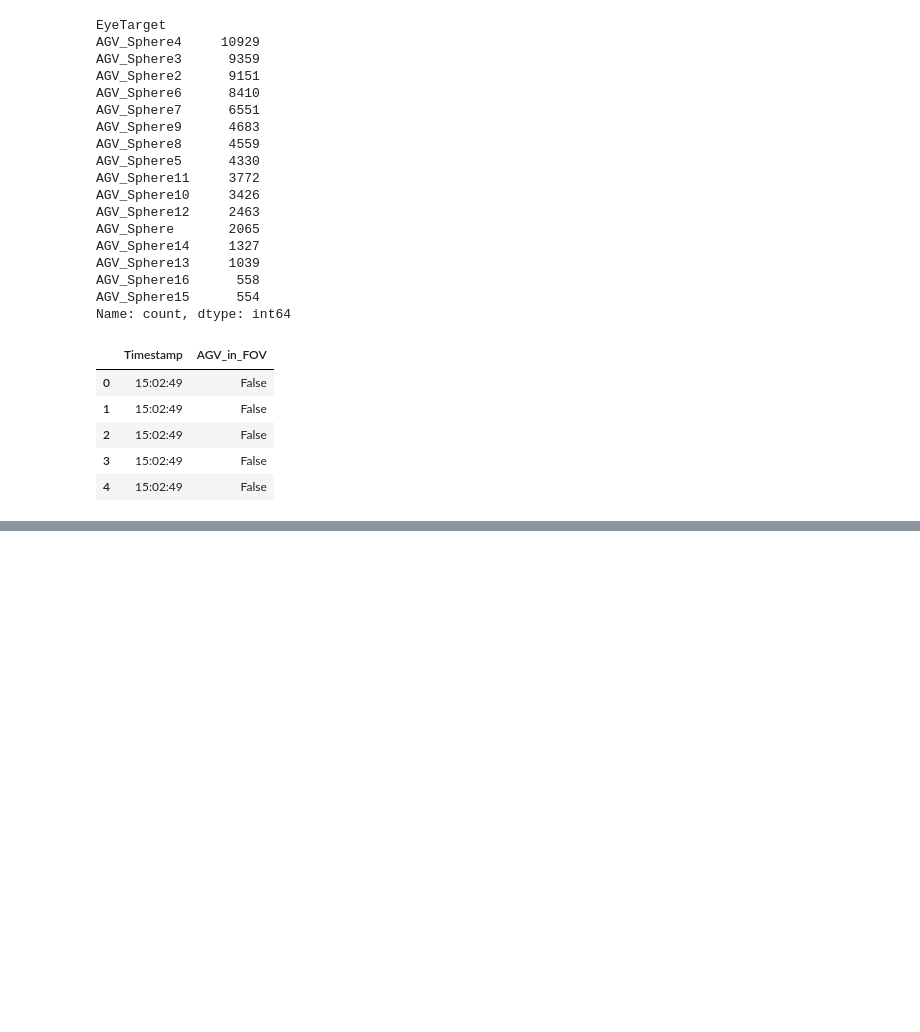
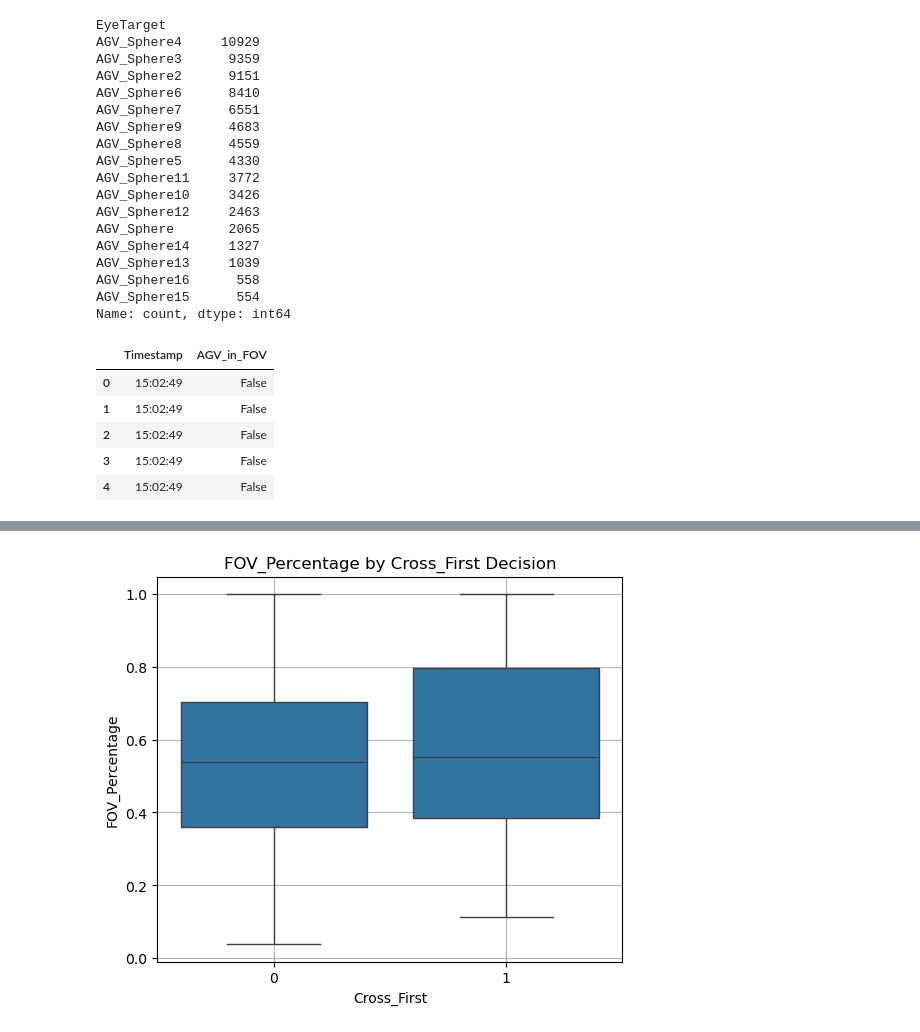
Before and after one commit to Human-centered-Interactive-Autonomy-Lab/human-agv-interaction, a Jupyter notebook: eye-tracking-analysis.ipynb, the cells around one changed output, grey strips where cells are left out. Cells and saved outputs as stored; diff of their text form; code cells hidden in the pictures; blank space fills up the shorter version.

```diff
--- a/eye-tracking-analysis.ipynb
+++ b/eye-tracking-analysis.ipynb
@@ -534,0 +577,26 @@ data.head()
+# %%
+# Create a grouping based on median FOV_Percentage
+median_fov = data['FOV_Percentage'].median()
+print(median_fov)
+
+data['High_FOV'] = data['FOV_Percentage'] > median_fov
+
+# Merge back subjective measures (Trust, etc.) at the same group level if they exist
+# Assuming you already have a grouped dataset with Trust, Safe, Comfort, Expect
+
+# Perform t-tests for each subjective variable
+columns_to_test = ['Trust', 'Safe', 'Comfort', 'Expect']
+
+for col in columns_to_test:
+    result = ttest_ind(
+        data[data['High_FOV']][col].dropna(),
+        data[~data['High_FOV']][col].dropna()
+    )
+
+    formatted_t = f"{result.statistic:.3g}"
+    formatted_p = f"{result.pvalue:.3g}"
+
+    print(f"Column: {col}")
+    print(f"  T-statistic: {formatted_t}")
+    print(f"  P-value:     {formatted_p}")
+    print("-" * 40)
@@ -534,0 +621,6 @@ data.head()
+# %%
+cross_first_data = data[data['Cross_First'].isin(['AGV', 'User'])]
+# cross_first_data = cross_first_data.drop(['Cross_First_Flag', 'Trust_before'], axis=1)
+cross_first_data['Cross_First'] = np.where(cross_first_data['Cross_First'] == 'User', 0, 1)
+# cross_first_data = cross_first_data.dropna(subset=['Trust_before'])
+cross_first_data.head()
@@ -534,0 +640,10 @@ data.head()
+# %%
+plt.figure(figsize=(6, 5))
+sns.boxplot(x='Cross_First', y='FOV_Percentage', data=cross_first_data)
+plt.title('FOV_Percentage by Cross_First Decision')
+plt.xlabel('Cross_First')
+plt.ylabel('FOV_Percentage')
+plt.grid(True)
+plt.show()
+# %% [output]
+[figure, added]
```
Also changed, not shown: parts of 27 cells of this notebook.
